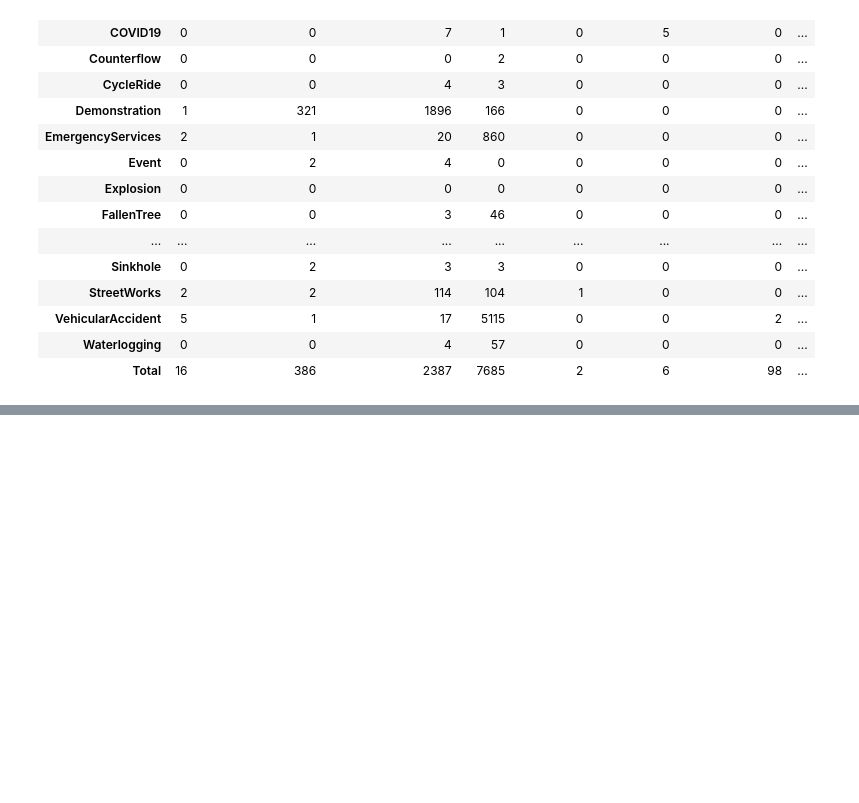
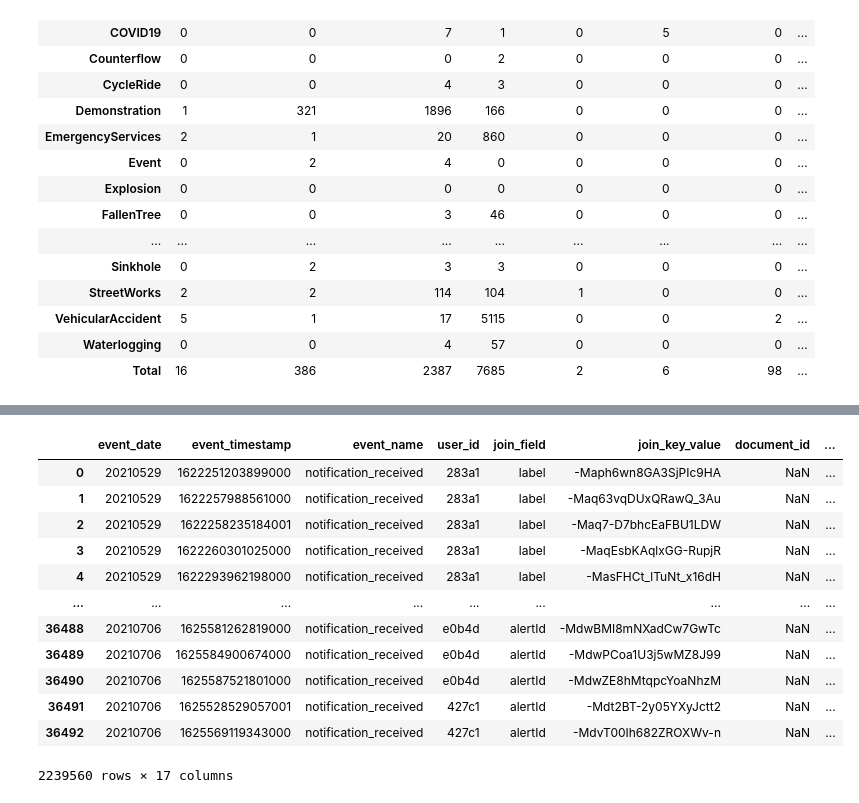
Before and after one commit to ComMutants/Capstone-WIMT, a Jupyter notebook: notebooks/WIMT_Capstone.ipynb, the cells around one changed output, grey strips where cells are left out. Saved outputs shown, nothing was run; the diff lists cells and outputs as text; code cells hidden in the pictures; blank space fills up the shorter version.

```diff
--- a/notebooks/WIMT_Capstone.ipynb
+++ b/notebooks/WIMT_Capstone.ipynb
@@ -136,0 +136,16 @@ array(['-Maps-egC8fFLZM4HR5g', '-MaqEsbKAqlxGG-RupjR',
+# %%
+merged_df
+# %% [output]
+|  | event_date | event_timestamp | event_name | user_id | join_field | join_key_value | document_id | ... |
+| 0 | 20210529 | 1622251203899000 | notification_received | 283a1 | label | -Maph6wn8GA3SjPIc9HA | NaN | ... |
+| 1 | 20210529 | 1622257988561000 | notification_received | 283a1 | label | -Maq63vqDUxQRawQ_3Au | NaN | ... |
+| 2 | 20210529 | 1622258235184001 | notification_received | 283a1 | label | -Maq7-D7bhcEaFBU1LDW | NaN | ... |
+| 3 | 20210529 | 1622260301025000 | notification_received | 283a1 | label | -MaqEsbKAqlxGG-RupjR | NaN | ... |
+| 4 | 20210529 | 1622293962198000 | notification_received | 283a1 | label | -MasFHCt_lTuNt_x16dH | NaN | ... |
+| ... | ... | ... | ... | ... | ... | ... | ... | ... |
+| 36488 | 20210706 | 1625581262819000 | notification_received | e0b4d | alertId | -MdwBMI8mNXadCw7GwTc | NaN | ... |
+| 36489 | 20210706 | 1625584900674000 | notification_received | e0b4d | alertId | -MdwPCoa1U3j5wMZ8J99 | NaN | ... |
+| 36490 | 20210706 | 1625587521801000 | notification_received | e0b4d | alertId | -MdwZE8hMtqpcYoaNhzM | NaN | ... |
+| 36491 | 20210706 | 1625528529057001 | notification_received | 427c1 | alertId | -Mdt2BT-2y05YXyJctt2 | NaN | ... |
+| 36492 | 20210706 | 1625569119343000 | notification_received | 427c1 | alertId | -MdvT00Ih682ZROXWv-n | NaN | ... |
+2239560 rows × 17 columns
```
Also changed, not shown: parts of 21 cells of this notebook, 1 other file.
